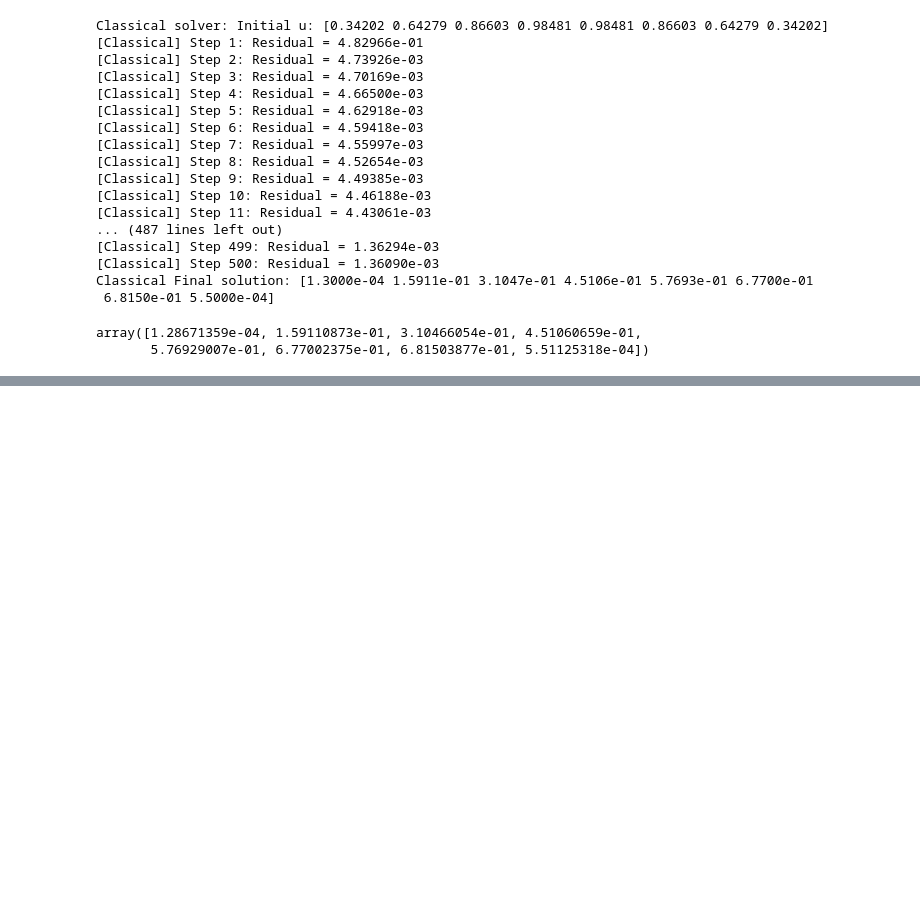
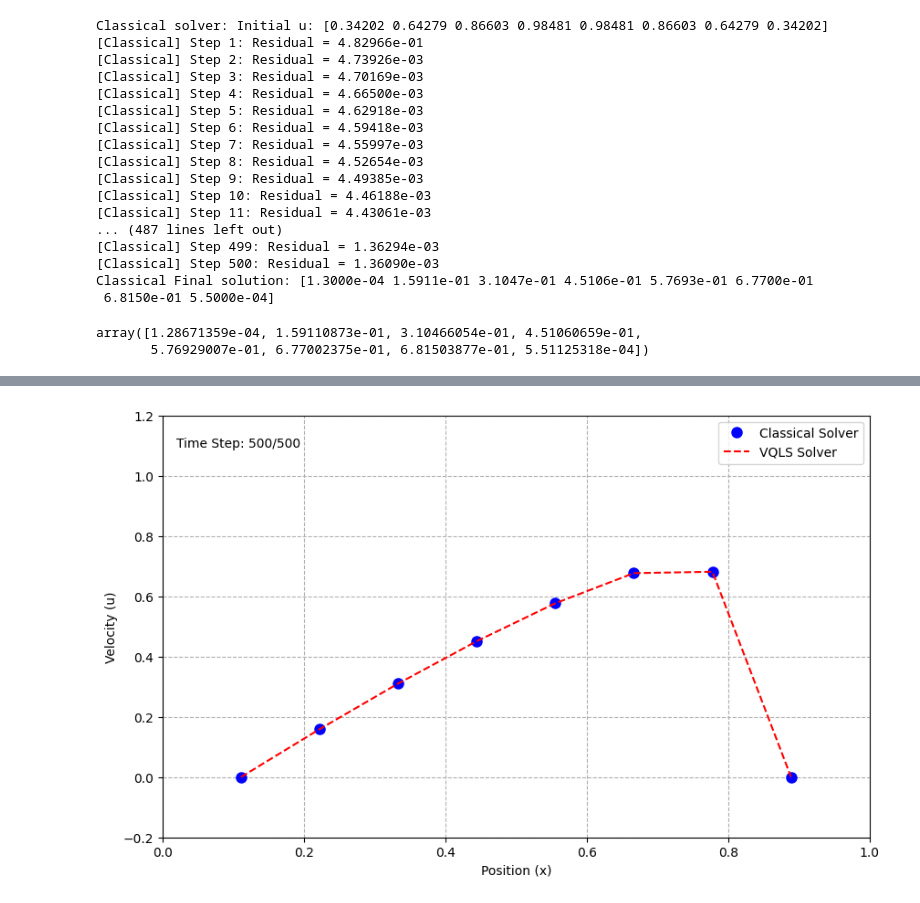
Before and after one commit to Navaneeth-JS/Quantum-PDE-Solver, a Jupyter notebook: Classical_VQLS_Solvers.ipynb, the cells around one changed output, grey strips where cells are left out. Cells and saved outputs as stored; diff of their text form; code cells hidden in the pictures; blank space fills up the shorter version.

Commit message:
Added Animation

```diff
--- a/Classical_VQLS_Solvers.ipynb
+++ b/Classical_VQLS_Solvers.ipynb
@@ -196,3 +196,91 @@ Classical Final solution: [1.3000e-04 1.5911e-01 3.1047e-01 4.5106e-01 5.7693e-0
  6.8150e-01 5.5000e-04]
 array([1.28671359e-04, 1.59110873e-01, 3.10466054e-01, 4.51060659e-01,
        5.76929007e-01, 6.77002375e-01, 6.81503877e-01, 5.51125318e-04])
+# %%
+import matplotlib.pyplot as plt
+import matplotlib.animation as animation
+
+def run_classical_with_history(max_steps=200):
+    """Runs the classical solver and returns the history of solutions."""
+    N = 8
+    nu = 0.01
+    h = 1.0 / (N + 1)
+    dt = 1e-3
+    A = build_A(N, nu, dt, h)
+    x_grid = np.linspace(1, N, N) * h
+    u_n = np.sin(np.pi * x_grid)
+
+    history = [u_n.copy()]
+    for step in range(max_steps):
+        u_star = advect_upwind(u_n.copy(), dt, h)
+        u_new = np.linalg.solve(A, u_star)
+        u_n = u_new
+        history.append(u_n.copy())
+
+    print(f"Classical simulation finished. Captured {len(history)} frames.")
+    return history, x_grid
+
+def run_vqls_with_history(max_steps=200):
+    """Runs the VQLS solver and returns the history of solutions."""
+    N = 8
+    n_qubits = int(np.log2(N))
+    nu = 0.01
+    h = 1.0 / (N + 1)
+    dt = 1e-3
+    A = build_A(N, nu, dt, h)
+    x_grid = np.linspace(1, N, N) * h
+    u_n = np.sin(np.pi * x_grid)
+
+    n_params = 10 * n_qubits
+    last_params = 0.1 * np.random.randn(n_params)
+
+    history = [u_n.copy()]
+    for step in range(max_steps):
+        print(f"\n--- VQLS Animation Step {step+1}/{max_steps} ---")
+        u_star = advect_upwind(u_n.copy(), dt, h)
+        vqls = VQLS_Prototype(A=A, b_vec=u_star, n_qubits=n_qubits, reps=10)
+
+        res = minimize(vqls.cost, last_params, method='COBYLA', options={'maxiter': 2000})
+        last_params = res.x
+        u_rec, _ = vqls.reconstruct_solution(res.x)
+        u_n = u_rec
+        history.append(u_n.copy())
+
+    print(f"VQLS simulation finished. Captured {len(history)} frames.")
+    return history, x_grid
+
+
+if __name__ == "__main__":
+    num_frames = 500
+    classical_history, x_grid = run_classical_with_history(max_steps=num_frames)
+    vqls_history, _ = run_vqls_with_history(max_steps=num_frames)
+
+    fig, ax = plt.subplots(figsize=(10, 6))
+    ax.set_ylim(-0.2, 1.2)
+    ax.set_xlim(0, 1)
+    ax.set_xlabel("Position (x)")
+    ax.set_ylabel("Velocity (u)")
+    ax.grid(True, linestyle='--')
+
+    line_classical, = ax.plot(x_grid, classical_history[0], 'bo', label="Classical Solver", markersize=8)
+    line_vqls, = ax.plot(x_grid, vqls_history[0], 'r--', label="VQLS Solver")
+
+    ax.legend()
+    time_text = ax.text(0.02, 0.95, '', transform=ax.transAxes, va='top')
+
+    def update(frame):
+        """Updates the plot for each frame of the animation."""
+        line_classical.set_ydata(classical_history[frame])
+        line_vqls.set_ydata(vqls_history[frame])
+        time_text.set_text(f'Time Step: {frame}/{num_frames}')
+        return line_classical, line_vqls, time_text
+
+    ani = animation.FuncAnimation(fig, update, frames=num_frames + 1,
+                                  blit=True, interval=50)
+
+    print("\nSaving animation... This will take some time for 500 frames.")
+    ani.save('simulation_comparison_500_frames.gif', writer='pillow', fps=20)
+    print("Animation saved as simulation_comparison_500_frames.gif")
+
+    plt.show()
+# %% [output]
@@ -198,0 +304 @@ array([1.28671359e-04, 1.59110873e-01, 3.10466054e-01, 4.51060659e-01,
+[figure, added]
```
Also changed, not shown: parts of 1 cell of this notebook, 1 other file.
